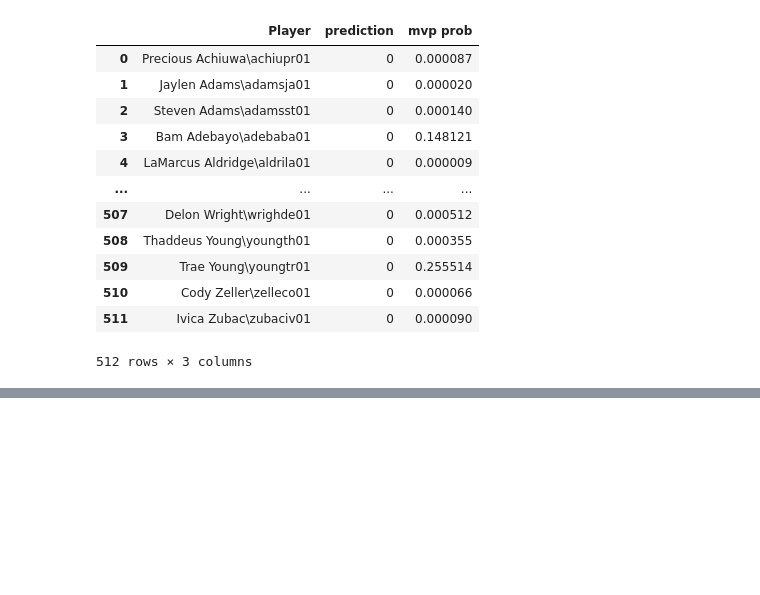
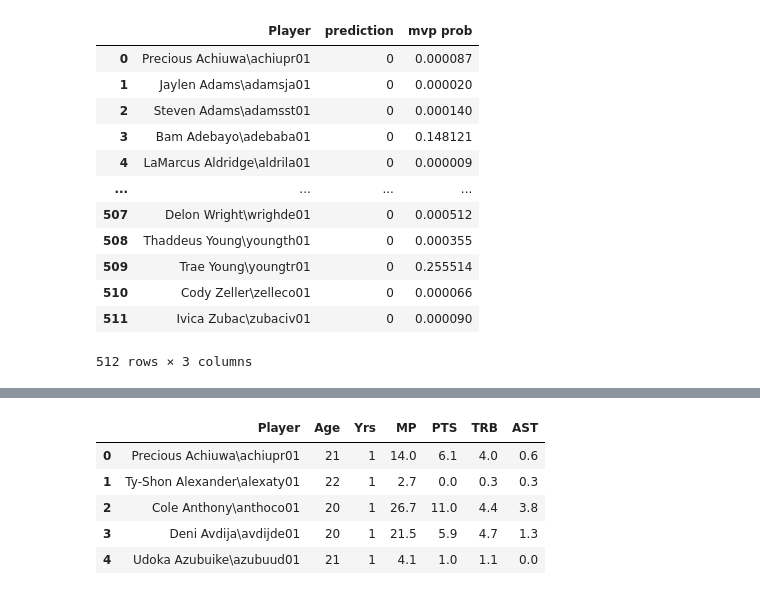
Before and after one commit to wgaechter/Group6-FinalProject, a Jupyter notebook: DataTesting.ipynb, the cells around one changed output, grey strips where cells are left out. Cells and saved outputs as stored; diff of their text form; code cells hidden in the pictures; blank space fills up the shorter version.

```diff
--- a/DataTesting.ipynb
+++ b/DataTesting.ipynb
@@ -320,0 +337,10 @@ print(f"MVP Testing Score: {roy_testing_score}")
+# %%
+current_rookies=pd.read_csv("Data/current rookies.csv")
+current_rookies.head()
+# %% [output]
+|  | Player | Age | Yrs | MP | PTS | TRB | AST |
+| 0 | Precious Achiuwa\achiupr01 | 21 | 1 | 14.0 | 6.1 | 4.0 | 0.6 |
+| 1 | Ty-Shon Alexander\alexaty01 | 22 | 1 | 2.7 | 0.0 | 0.3 | 0.3 |
+| 2 | Cole Anthony\anthoco01 | 20 | 1 | 26.7 | 11.0 | 4.4 | 3.8 |
+| 3 | Deni Avdija\avdijde01 | 20 | 1 | 21.5 | 5.9 | 4.7 | 1.3 |
+| 4 | Udoka Azubuike\azubuud01 | 21 | 1 | 4.1 | 1.0 | 1.1 | 0.0 |
```
Also changed, not shown: parts of 12 cells of this notebook, 3 other files.
